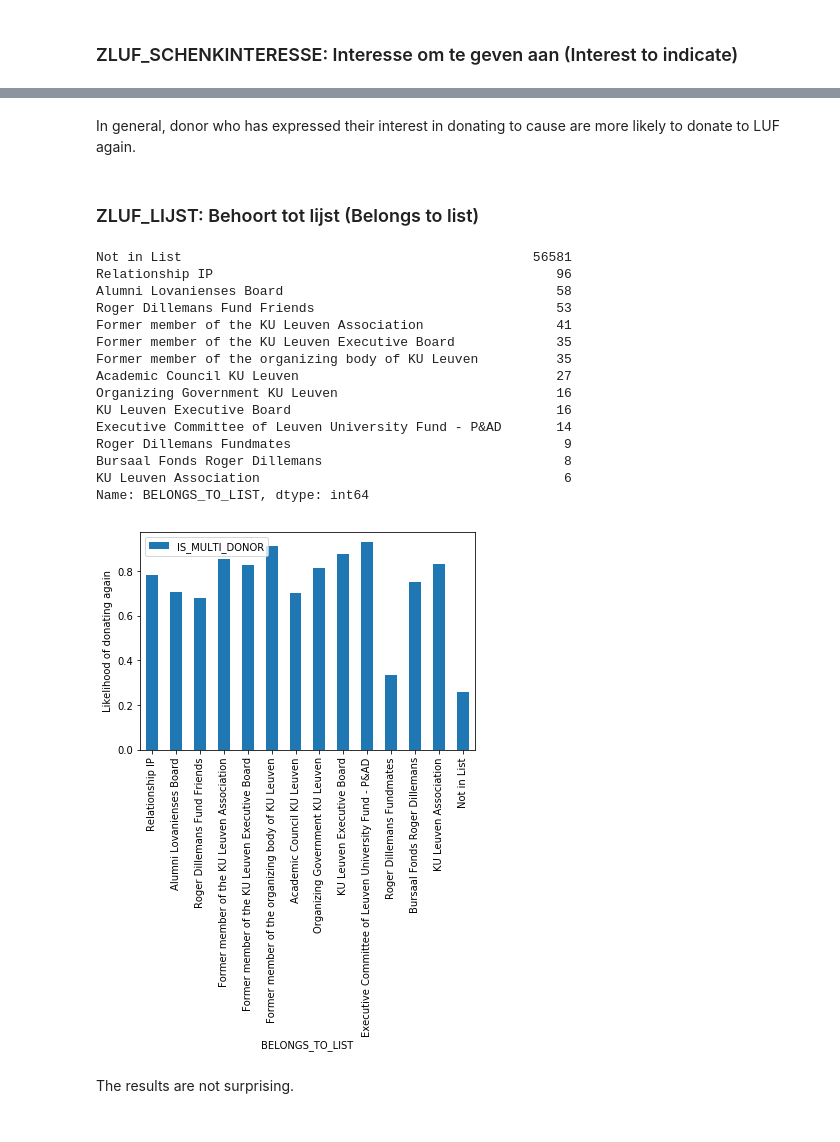
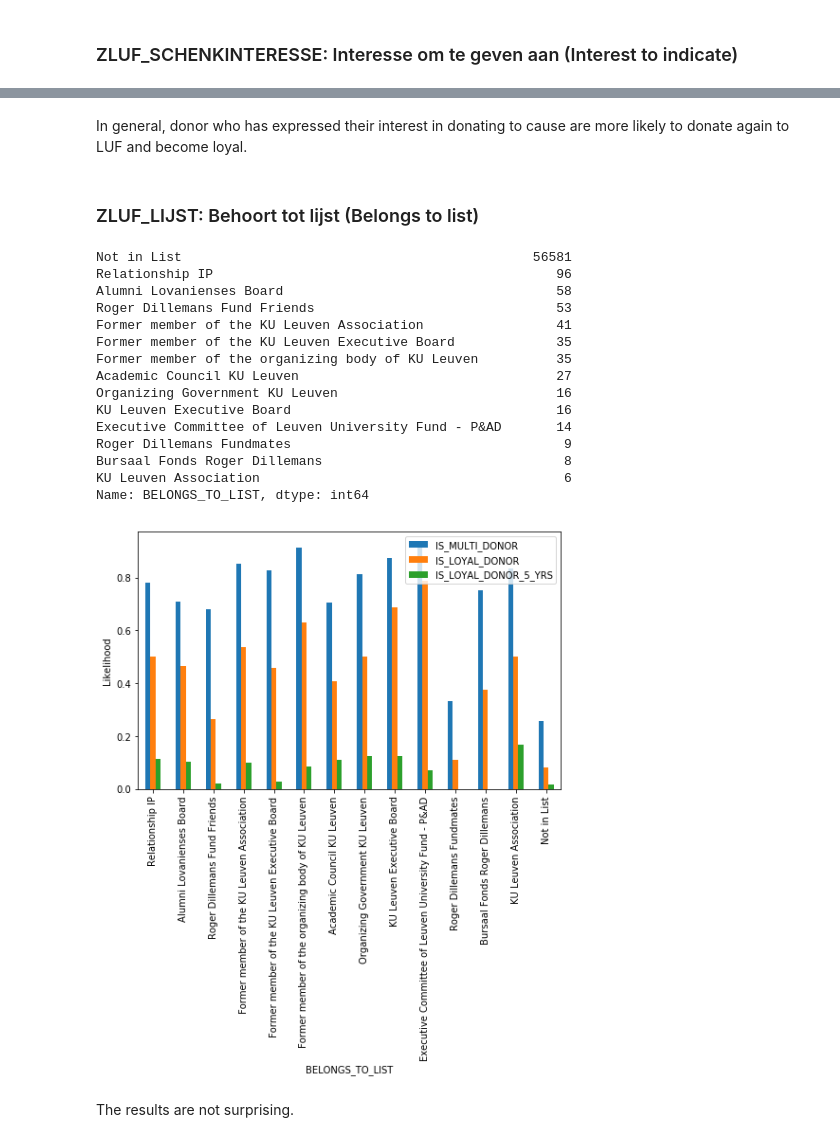
Before and after one commit to TrigunaBN/Master-Thesis-AI, a Jupyter notebook: Donor Feature Analysis.ipynb, the cells around one changed output, grey strips where cells are left out. Saved outputs shown, nothing was run; the diff lists cells and outputs as text; code cells hidden in the pictures.

```diff
--- a/Donor Feature Analysis.ipynb
+++ b/Donor Feature Analysis.ipynb
@@ -100,0 +130,19 @@ Feature used: ZLUF_CAMPAGNE
+# %%
+loyal_don_5_year_data = pd.read_csv('sqldata/question7.csv',dtype = str)
+loyal_don_5_year_data['ZLUF_DOCDATE'] = pd.to_datetime(loyal_don_5_year_data['ZLUF_DOCDATE'])
+loyal_don_5_year_data['YEAR_OF_DONATION'] = loyal_don_5_year_data['ZLUF_DOCDATE'].dt.year
+loyal_don_5_year_data = loyal_don_5_year_data[['PARTNER','YEAR_OF_DONATION']]
+
+loyal_don_5_year_matrix = pd.crosstab(index=loyal_don_5_year_data.iloc[:,0],columns=loyal_don_5_year_data.iloc[:,1])
+loyal_don_5_year_matrix['PARTNER'] = loyal_don_5_year_matrix.index.astype(int)
+loyal_don_5_year_matrix.reset_index(drop=True,inplace=True)
+front = loyal_don_5_year_matrix['PARTNER']
+loyal_don_5_year_matrix.drop(labels=['PARTNER'], axis=1,inplace = True)
+loyal_don_5_year_matrix.insert(0, 'PARTNER', front)
+loyal_don_5_year_matrix['IS_LOYAL_DONOR_5_YRS'] = np.where(((loyal_don_5_year_matrix[2014]>=1) &
+                                                            (loyal_don_5_year_matrix[2015]>=1) &
+                                                            (loyal_don_5_year_matrix[2016]>=1) &
+                                                            (loyal_don_5_year_matrix[2017]>=1) &
+                                                            (loyal_don_5_year_matrix[2018]>=1)),1,0)
+print(loyal_don_5_year_matrix.shape)
+loyal_don_5_year_matrix.head(6)
@@ -101,6 +158,8 @@ Feature used: ZLUF_CAMPAGNE
 # %%
 feature_data = pd.read_csv('SQLDATA/PYTHON_OUTPUTS/question2_prepared_data.csv')
 feature_data = feature_data.drop(['Unnamed: 0'], axis=1)
+feature_data = pd.merge(feature_data,loyal_donor_data[['PARTNER','IS_LOYAL_DONOR']],on='PARTNER',how='inner')
+feature_data = pd.merge(feature_data,loyal_don_5_year_matrix[['PARTNER','IS_LOYAL_DONOR_5_YRS']],on='PARTNER',how='inner')
 print(feature_data.shape)
 feature_data.head()
 # %% [output]
@@ -1006,48 +1268,54 @@ Name: INTEREST_IN_CAUSE, dtype: int64
 # %% [markdown]
-In general, donor who has expressed their interest in donating to cause are more likely to donate to LUF again.
+In general, donor who has expressed their interest in donating to cause are more likely to donate again to LUF and become loyal.
 # %% [markdown]
 ### ZLUF_LIJST: Behoort tot lijst (Belongs to list)
 # %%
 df = ma_data[ma_data['ATNAM']=='ZLUF_LIJST']
-df = pd.merge(df,feature_data[['PARTNER','IS_MULTI_DONOR']],on='PARTNER',how='right').fillna(0)
+df = pd.merge(df,feature_data[['PARTNER','IS_MULTI_DONOR','IS_LOYAL_DONOR','IS_LOYAL_DONOR_5_YRS']],
+              on='PARTNER',how='right').fillna(0)
 df['ATZHL'] = df['ATZHL'].astype(int).astype(str)
 df.reset_index(drop=True,inplace=True)
 df['BELONGS_TO_LIST'] = df['ATZHL'].replace('0','Not in List').replace('2','Relationship IP').replace(
     '3','Alumni Lovanienses Board').replace('14','Roger Dillemans Fund Friends').replace(
     '9','Former member of the KU Leuven Association').replace(
     '11','Former member of the KU Leuven Executive Board').replace(
     '10','Former member of the organizing body of KU Leuven').replace('4','Academic Council KU Leuven').replace(
     '6','Organizing Government KU Leuven').replace('7','KU Leuven Executive Board').replace(
     '1','Executive Committee of Leuven University Fund - P&AD').replace('13','Roger Dillemans Fundmates').replace(
     '12','Bursaal Fonds Roger Dillemans').replace('5','KU Leuven Association')
 print(df['BELONGS_TO_LIST'].value_counts())
 list_pivot = df.pivot_table(index="BELONGS_TO_LIST",values="IS_MULTI_DONOR")
-list_pivot = list_pivot.reindex(['Relationship IP','Alumni Lovanienses Board','Roger Dillemans Fund Friends',
-                                 'Former member of the KU Leuven Association','Former member of the KU Leuven Executive Board',
-                                 'Former member of the organizing body of KU Leuven','Academic Council KU Leuven',
-                                 'Organizing Government KU Leuven','KU Leuven Executive Board',
-                                 'Executive Committee of Leuven University Fund - P&AD','Roger Dillemans Fundmates',
-                                 'Bursaal Fonds Roger Dillemans','KU Leuven Association','Not in List'])
-list_pivot.plot.bar()
-plt.ylabel('Likelihood of donating again')
+list_ld_pivot = df.pivot_table(index="BELONGS_TO_LIST",values="IS_LOYAL_DONOR")
+list_ld_5yrs_pivot = df.pivot_table(index="BELONGS_TO_LIST",values="IS_LOYAL_DONOR_5_YRS")
+
+pivot_df = pd.merge(list_pivot,list_ld_pivot, left_index=True, right_index=True)
+pivot_df = pd.merge(pivot_df,list_ld_5yrs_pivot, left_index=True, right_index=True)
+pivot_df = pivot_df.reindex(['Relationship IP','Alumni Lovanienses Board','Roger Dillemans Fund Friends',
+                             'Former member of the KU Leuven Association','Former member of the KU Leuven Executive Board',
+                             'Former member of the organizing body of KU Leuven','Academic Council KU Leuven',
+                             'Organizing Government KU Leuven','KU Leuven Executive Board',
+                             'Executive Committee of Leuven University Fund - P&AD','Roger Dillemans Fundmates',
+                             'Bursaal Fonds Roger Dillemans','KU Leuven Association','Not in List'])
+pivot_df.plot.bar(figsize=(8,5))
+plt.ylabel('Likelihood')
 plt.show()
 # %% [output]
 Not in List                                             56581
 Relationship IP                                            96
 Alumni Lovanienses Board                                   58
 Roger Dillemans Fund Friends                               53
 Former member of the KU Leuven Association                 41
 Former member of the KU Leuven Executive Board             35
 Former member of the organizing body of KU Leuven          35
 Academic Council KU Leuven                                 27
 Organizing Government KU Leuven                            16
 KU Leuven Executive Board                                  16
 Executive Committee of Leuven University Fund - P&AD       14
 Roger Dillemans Fundmates                                   9
 Bursaal Fonds Roger Dillemans                               8
 KU Leuven Association                                       6
 Name: BELONGS_TO_LIST, dtype: int64
-[figure, old version]
+[figure, new version]
 # %% [markdown]
 The results are not surprising.
 # %% [markdown]
```
Also changed, not shown: parts of 74 cells of this notebook, 8 other files.
